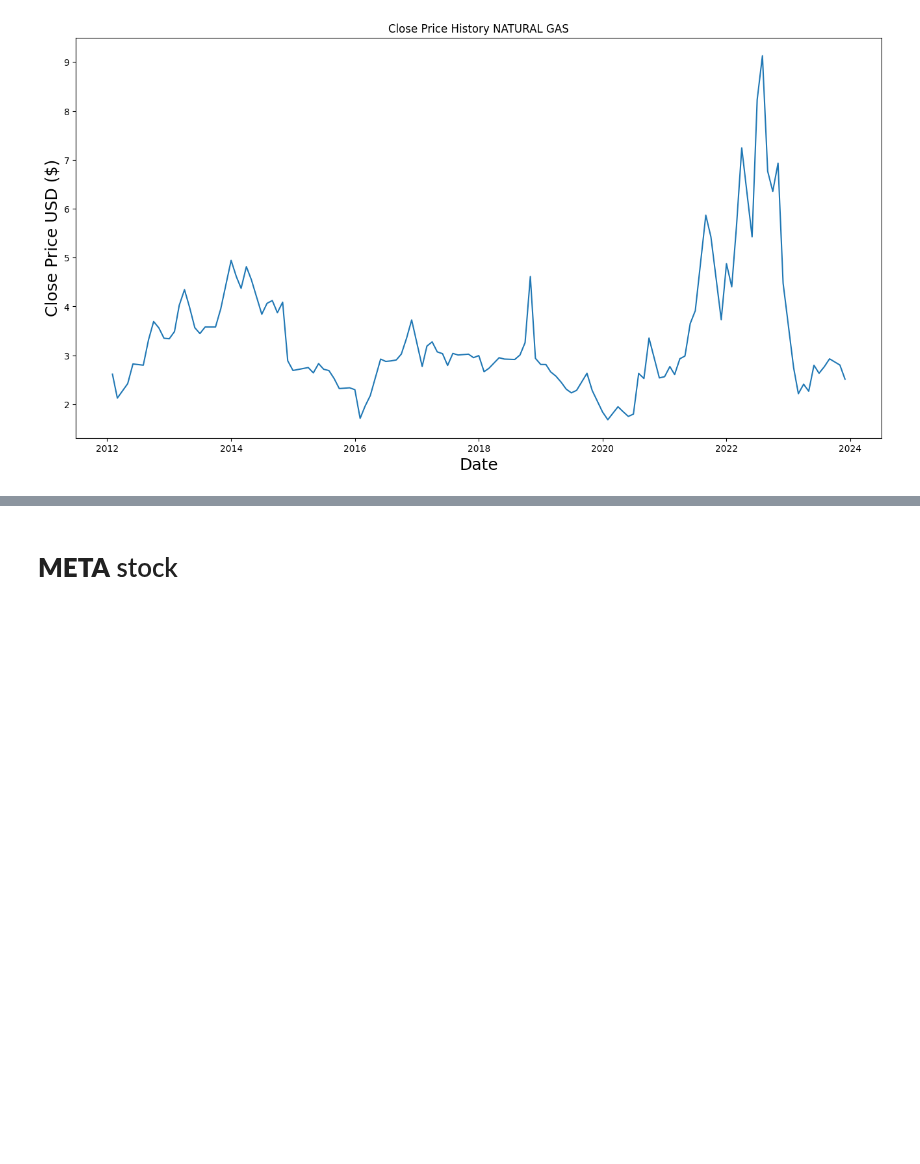
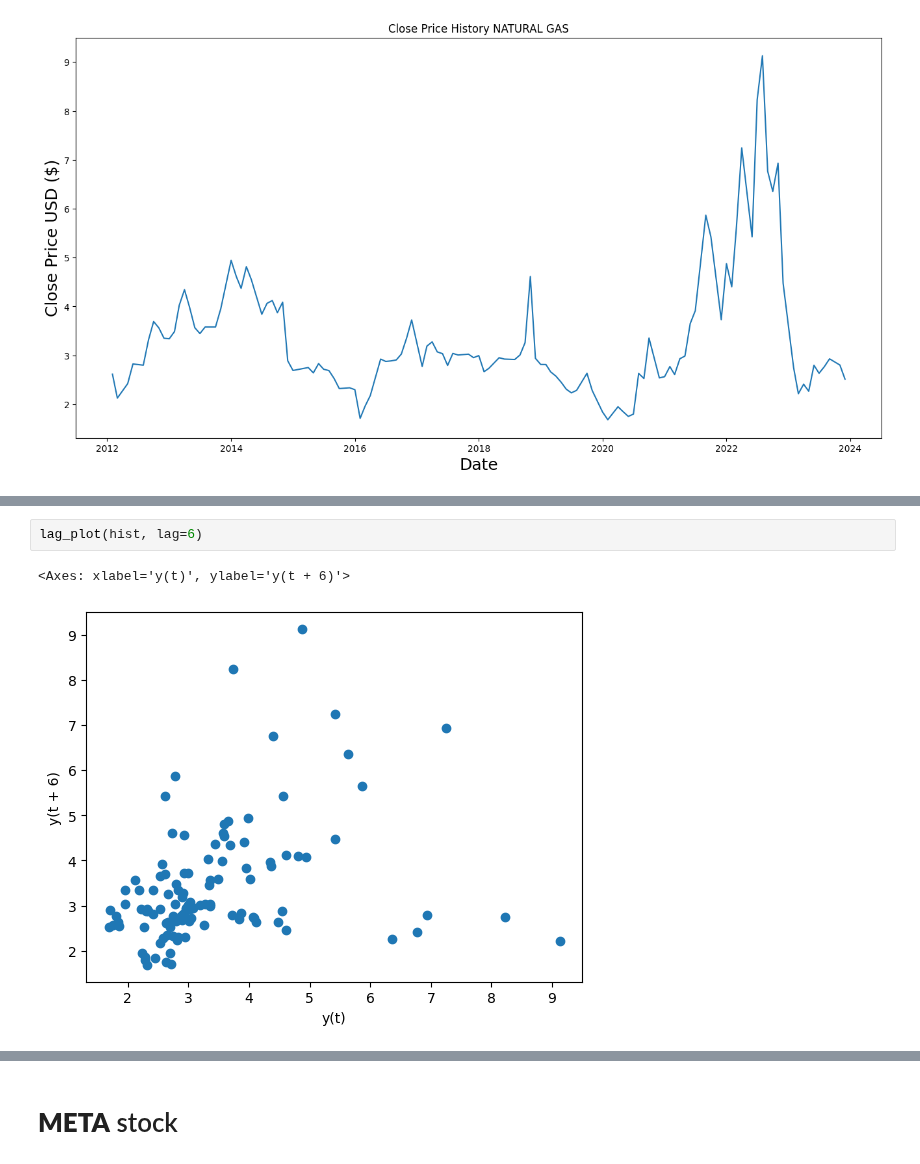
Before and after one commit to Michelleagl/Series_de_Tiempo, a Jupyter notebook: series_de_tiempo.ipynb, the cells around one changed output, grey strips where cells are left out. Cells and saved outputs as stored; diff of their text form; blank space fills up the shorter version.

```diff
--- a/series_de_tiempo.ipynb
+++ b/series_de_tiempo.ipynb
@@ -76,0 +107,5 @@ KeyError: 'Close'
+# %%
+lag_plot(hist, lag=6)
+# %% [output]
+<Axes: xlabel='y(t)', ylabel='y(t + 6)'>
+[figure, added]
```
Also changed, not shown: parts of 14 cells of this notebook.
